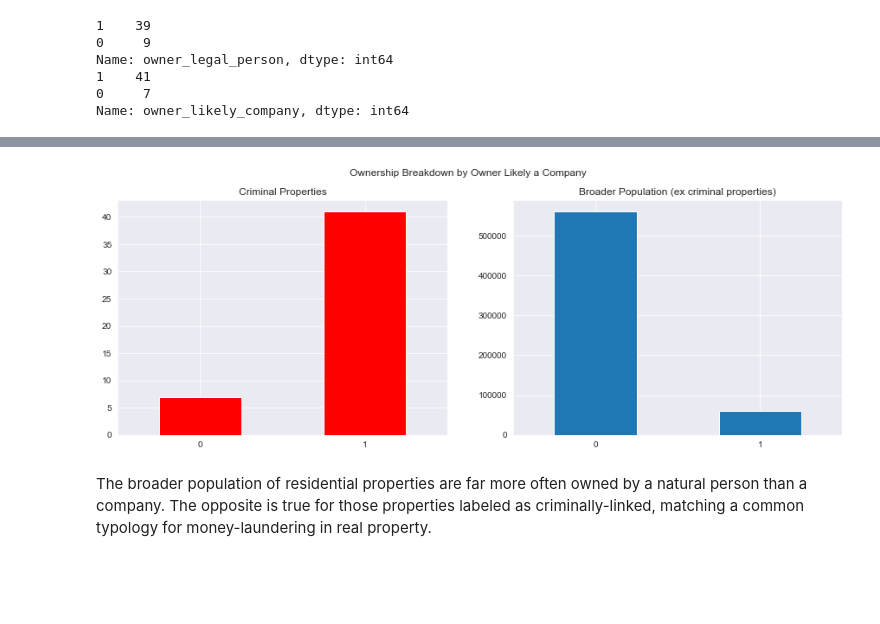
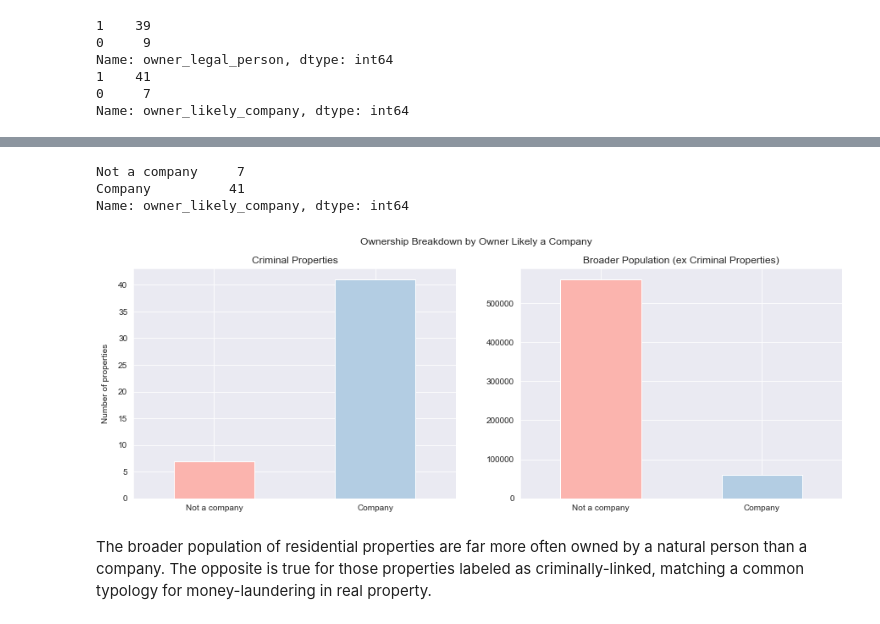
Before and after one commit to mpky/property_project, a Jupyter notebook: notebooks/Bexar_EDA.ipynb, the cells around one changed output, grey strips where cells are left out. Saved outputs shown, nothing was run; the diff lists cells and outputs as text; code cells hidden in the pictures; blank space fills up the shorter version.

```diff
--- a/notebooks/Bexar_EDA.ipynb
+++ b/notebooks/Bexar_EDA.ipynb
@@ -125,7 +222,26 @@ Name: owner_likely_company, dtype: int64
 # Plot the breakdown between the two
 fig, axes = plt.subplots(1,2,figsize=[15,5])
 fig.suptitle("Ownership Breakdown by Owner Legal Person")
-crim_sub_df.owner_legal_person.value_counts().sort_index().plot.bar(rot=0,ax=axes[0],title="Criminal Properties",color='red')
-prop_df[prop_df.crim_prop!=1].owner_legal_person.value_counts().sort_index().plot.bar(rot=0,ax=axes[1],title="Broader Population (ex criminal properties)")
+color=plt.cm.Pastel1(np.arange(len(crim_company_counts)))
+
+# Criminially-associated properties
+crim_company_counts = crim_sub_df.owner_legal_person.value_counts().sort_index()
+crim_company_counts.index = ['Not a company','Company']
+crim_company_counts.plot.bar(
+    rot=0,ax=axes[0],
+    title="Criminal Properties",
+    color=color
+)
+axes[0].set_ylabel('Number of properties',labelpad=10)
+
+# Broader population (ex criminal properties)
+pop_company_counts = prop_df[prop_df.crim_prop!=1].owner_legal_person.value_counts().sort_index()
+pop_company_counts.index = ['Not a company','Company']
+pop_company_counts.plot.bar(
+    rot=0,ax=axes[1],
+    title="Broader Population (ex criminal properties)",
+    color=color
+)
+
 plt.show()
 # %% [output]
@@ -133,11 +249,37 @@ plt.show()
+# %%
+crim_likely_co = crim_sub_df.owner_likely_company.value_counts().sort_index()
+crim_likely_co.index = ['Not a company','Company']
+crim_likely_co
+# %% [output]
+Not a company     7
+Company          41
+Name: owner_likely_company, dtype: int64
 # %%
 fig, axes = plt.subplots(1,2,figsize=[15,5])
 fig.suptitle("Ownership Breakdown by Owner Likely a Company")
-crim_sub_df.owner_likely_company.value_counts().sort_index().plot.bar(rot=0,ax=axes[0],title="Criminal Properties",color='red')
-prop_df[prop_df.crim_prop!=1].owner_likely_company.value_counts().sort_index().plot.bar(rot=0,ax=axes[1],title="Broader Population (ex criminal properties)")
+crim_likely_co = crim_sub_df.owner_likely_company.value_counts().sort_index()
+crim_likely_co.index = ['Not a company','Company']
+crim_likely_co.plot.bar(
+    rot=0,
+    ax=axes[0],
+    title="Criminal Properties",
+    color=color
+
+)
+axes[0].set_ylabel('Number of properties',labelpad=10)
+
+pop_likely_co = prop_df[prop_df.crim_prop!=1].owner_likely_company.value_counts().sort_index()
+pop_likely_co.index = ['Not a company','Company']
+pop_likely_co.plot.bar(
+    rot=0,
+    ax=axes[1],
+    title="Broader Population (ex Criminal Properties)",
+    color=color
+)
+pop_likely_co.index = ['Not a company','Company']
 plt.show()
 # %% [output]
-[figure, old version]
+[figure, new version]
 # %% [markdown]
 The broader population of residential properties are far more often owned by a natural person than a company. The opposite is true for those properties labeled as criminally-linked, matching a common typology for money-laundering in real property.
 # %% [markdown]
```
Also changed, not shown: parts of 32 cells of this notebook.
